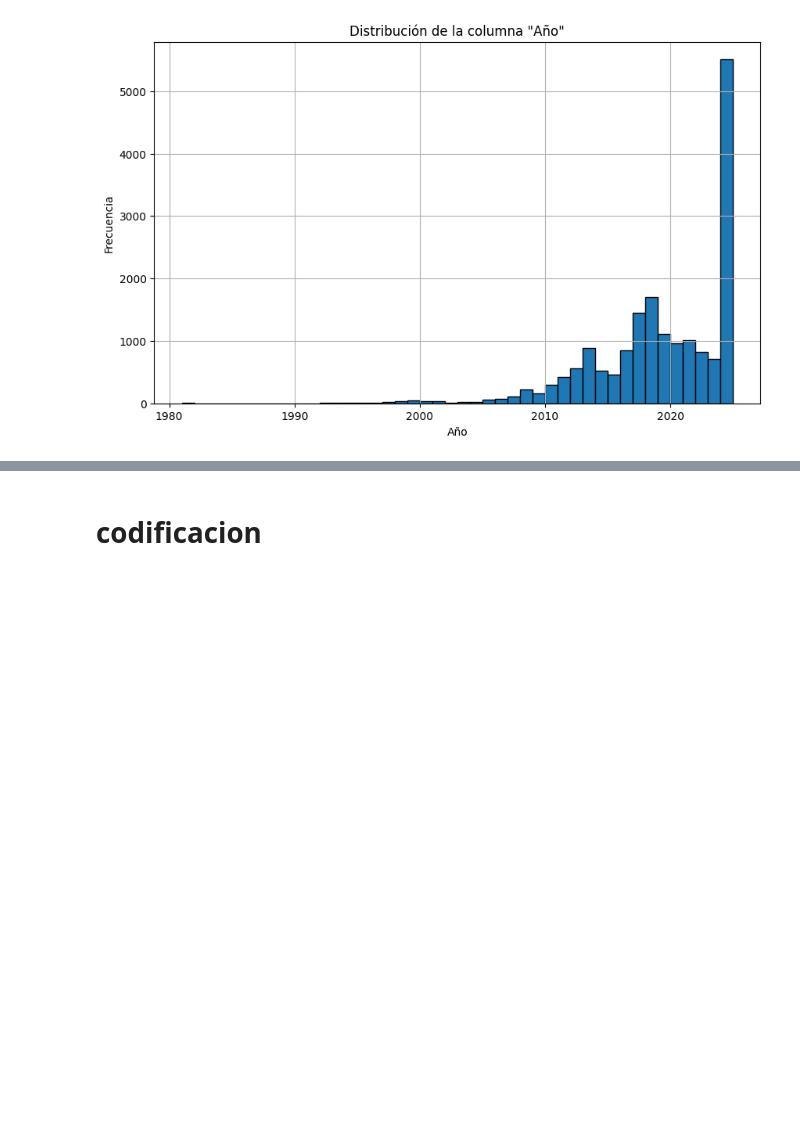
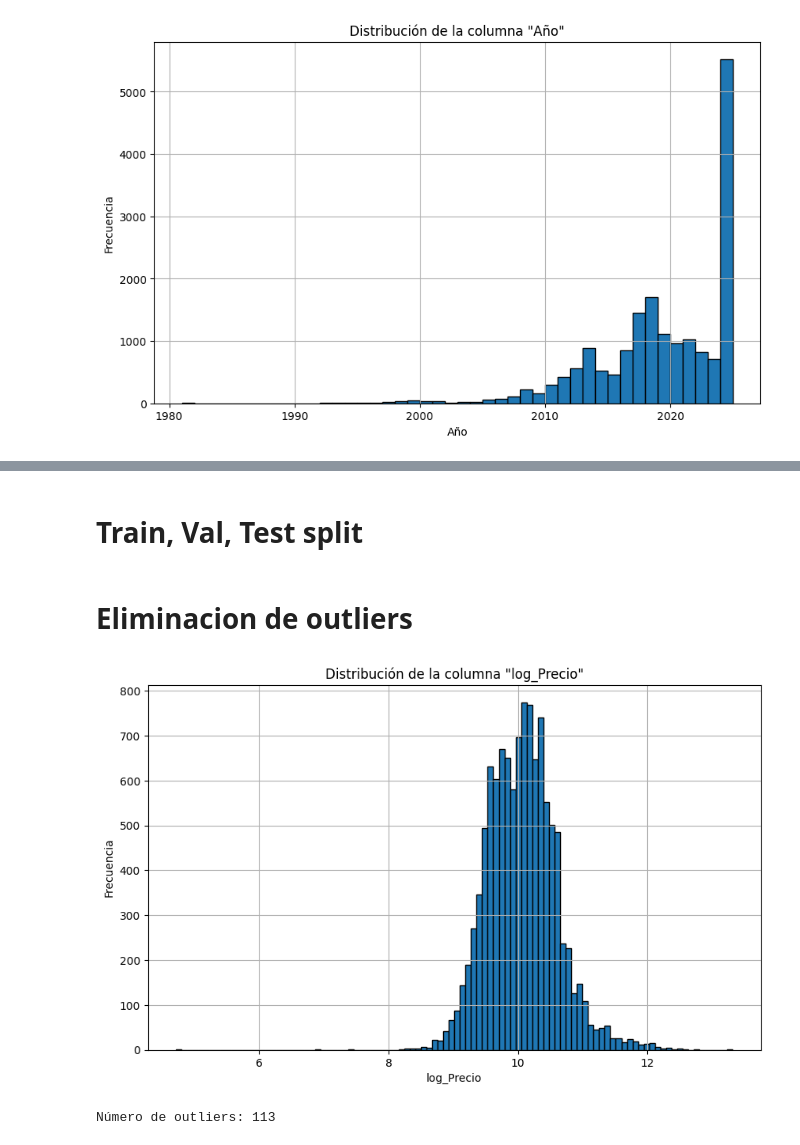
Before and after one commit to ignacio279/Machine-Learning-Vechetti-Vargas, a Jupyter notebook: Notebook.ipynb, the cells around one changed output, grey strips where cells are left out. Drawn from its saved outputs; the diff is of its cells as text; code cells hidden in the pictures; blank space fills up the shorter version.

```diff
--- a/Notebook.ipynb
+++ b/Notebook.ipynb
@@ -144,17 +125,51 @@ min         100.421941
 max      610000.000000
 Name: Precio, dtype: float64
+# %% [markdown]
+# Train, Val, Test split
+# %%
+dev_df, test_df = train_test_split(
+    df,
+    test_size=0.2,
+    random_state=42,
+    shuffle=True
+)
+
+train_df, val_df = train_test_split(
+    dev_df,
+    test_size=0.2,
+    random_state=42,
+    shuffle=True
+)
+train_df.drop_duplicates(subset=['Marca', 'Modelo', 'Año', 'Versión', 'Color', 'Tipo de combustible', 'Puertas', 'Transmisión', 'Motor', 'Con cámara de retroceso', 'Kilómetros', 'Título', 'Precio', 'Descripción', 'Tipo de vendedor']
+, inplace=True)
+# %% [markdown]
+# Eliminacion de outliers
 # %%
-# df["log_Precio"] = np.log(df["Precio"])
-# plt.figure(figsize=(10, 6))
-# plt.hist(df["log_Precio"], bins=100, edgecolor='black')
-# plt.title(f'Distribución de la columna "{"log_Precio"}"')
-# plt.xlabel("log_Precio")
-# plt.ylabel('Frecuencia')
-# plt.grid(True)
-# plt.show()
+train_df["log_Precio"] = np.log(train_df["Precio"])
+val_df["log_Precio"] = np.log(val_df["Precio"])
+test_df["log_Precio"] = np.log(test_df["Precio"])
+plt.figure(figsize=(10, 6))
+plt.hist(train_df["log_Precio"], bins=100, edgecolor='black')
+plt.title(f'Distribución de la columna "{"log_Precio"}"')
+plt.xlabel("log_Precio")
+plt.ylabel('Frecuencia')
+plt.grid(True)
+plt.show()
 
-# mu = df["log_Precio"].mean()
-# sigma = df["log_Precio"].std()
+mu = train_df["log_Precio"].mean()
+sigma = train_df["log_Precio"].std()
 
-# outliers = df[np.abs(df["log_Precio"] - mu) > 3 * sigma]
-# print(f"Número de outliers: {len(outliers)}")
+outliers = train_df[np.abs(train_df["log_Precio"] - mu) > 3 * sigma]
+print(f"Número de outliers: {len(outliers)}")
+
+train_df= train_df[np.abs(train_df["log_Precio"] - mu) <= 3 * sigma].copy()
+train_df["Precio"] = np.exp(train_df["log_Precio"])
+
+val_df= val_df[np.abs(val_df["log_Precio"] - mu) <= 3 * sigma].copy()
+val_df["Precio"] = np.exp(val_df["log_Precio"])
+
+test_df= test_df[np.abs(test_df["log_Precio"] - mu) <= 3 * sigma].copy()
+test_df["Precio"] = np.exp(test_df["log_Precio"])
+# %% [output]
+[figure, added]
+Número de outliers: 113
@@ -164,2 +175,0 @@ Name: Precio, dtype: float64
-# %% [markdown]
-# codificacion
```
Also changed, not shown: parts of 64 cells of this notebook, 2 other files.
